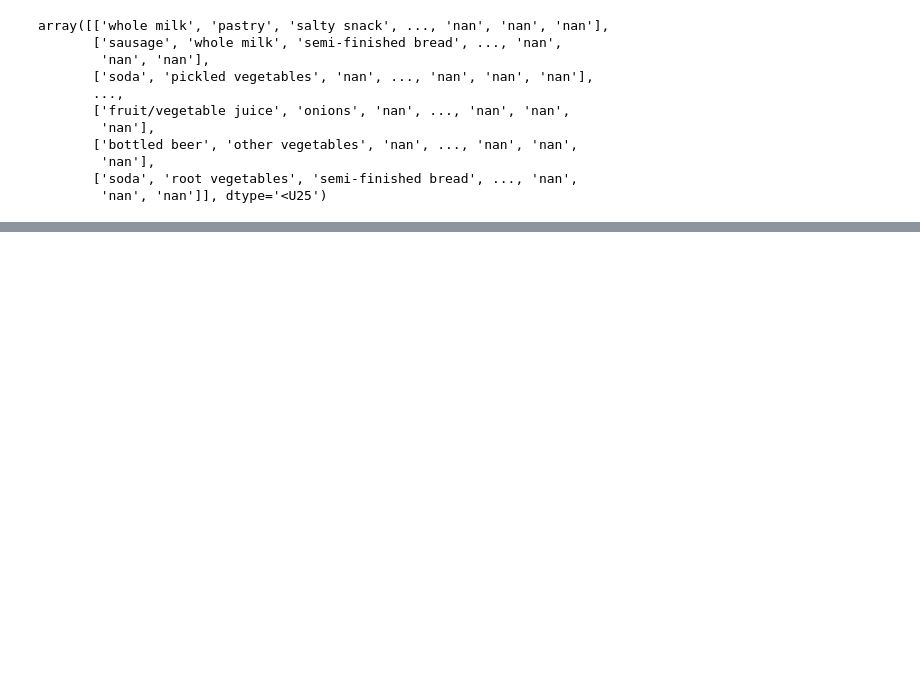
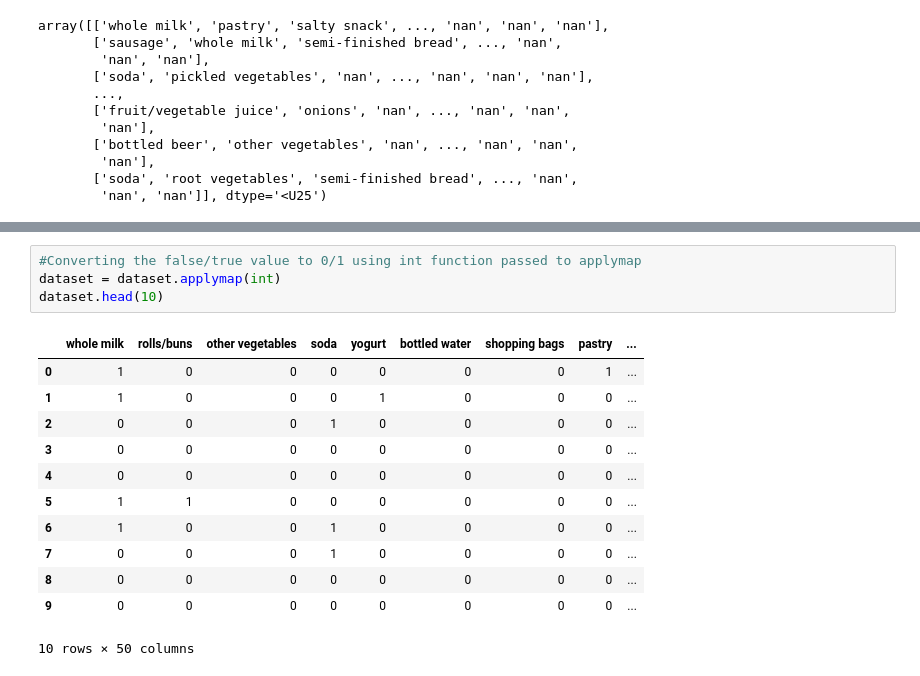
Before and after one commit to karthikeyanVK/MarketBasketAnalysis, a Jupyter notebook: marketbasketanalysis.ipynb, the cells around one changed output, grey strips where cells are left out. Drawn from its saved outputs; the diff is of its cells as text; blank space fills up the shorter version.

```diff
--- a/marketbasketanalysis.ipynb
+++ b/marketbasketanalysis.ipynb
@@ -226,0 +277,17 @@ basketItems
+# %%
+#Converting the false/true value to 0/1 using int function passed to applymap
+dataset = dataset.applymap(int)
+dataset.head(10)
+# %% [output]
+|  | whole milk | rolls/buns | other vegetables | soda | yogurt | bottled water | shopping bags | pastry | ... |
+| 0 | 1 | 0 | 0 | 0 | 0 | 0 | 0 | 1 | ... |
+| 1 | 1 | 0 | 0 | 0 | 1 | 0 | 0 | 0 | ... |
+| 2 | 0 | 0 | 0 | 1 | 0 | 0 | 0 | 0 | ... |
+| 3 | 0 | 0 | 0 | 0 | 0 | 0 | 0 | 0 | ... |
+| 4 | 0 | 0 | 0 | 0 | 0 | 0 | 0 | 0 | ... |
+| 5 | 1 | 1 | 0 | 0 | 0 | 0 | 0 | 0 | ... |
+| 6 | 1 | 0 | 0 | 1 | 0 | 0 | 0 | 0 | ... |
+| 7 | 0 | 0 | 0 | 1 | 0 | 0 | 0 | 0 | ... |
+| 8 | 0 | 0 | 0 | 0 | 0 | 0 | 0 | 0 | ... |
+| 9 | 0 | 0 | 0 | 0 | 0 | 0 | 0 | 0 | ... |
+10 rows × 50 columns
```
Also changed, not shown: parts of 6 cells of this notebook.
